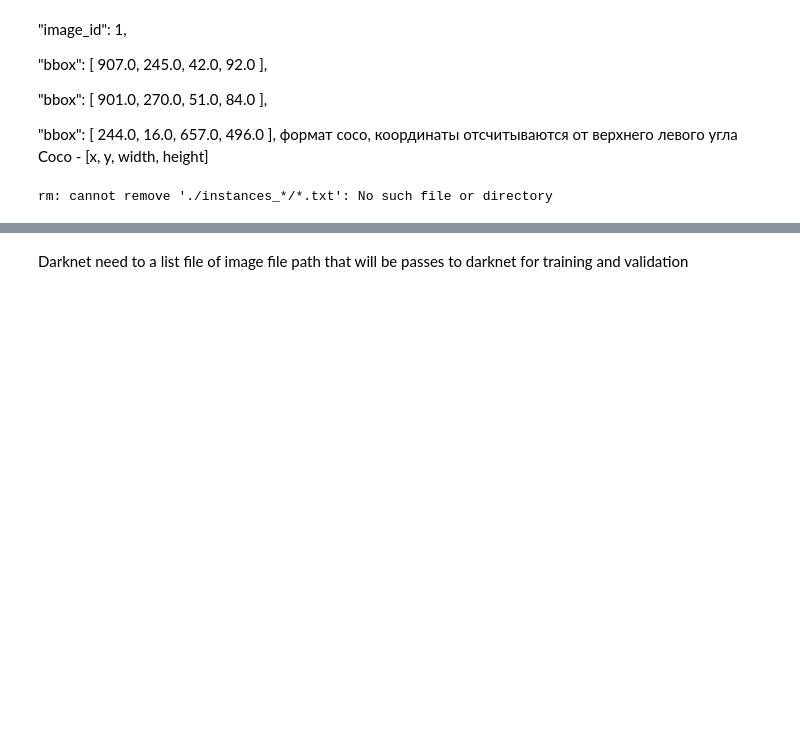
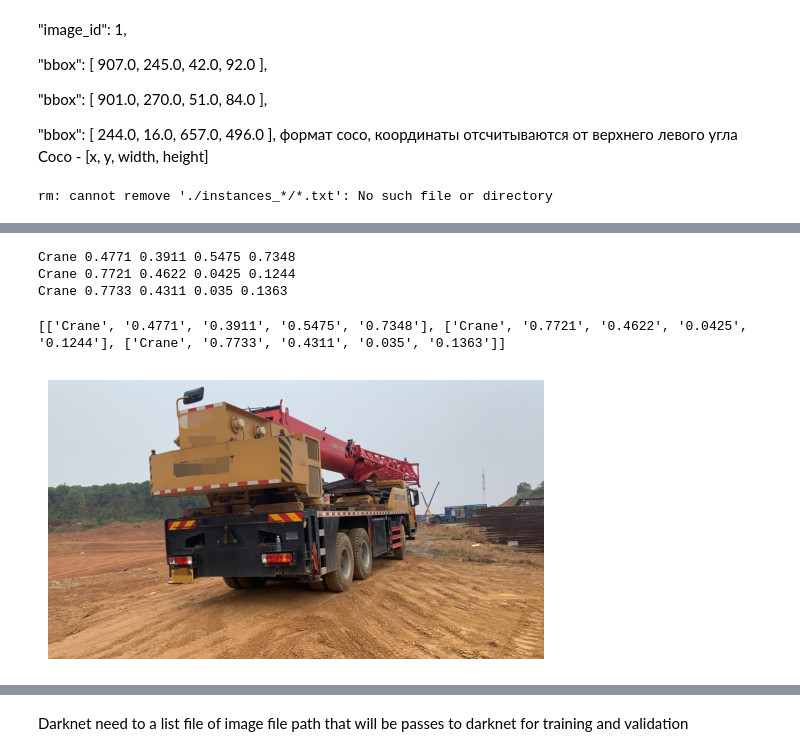
Before and after one commit to leksandre/-crab-for-web2ipr_book_shop, a Jupyter notebook: загрузка_датасета_из_облака_mocsTrainYOLOv3ForYoCol.ipynb, the cells around one changed output, grey strips where cells are left out. Saved outputs shown, nothing was run; the diff lists cells and outputs as text; code cells hidden in the pictures; blank space fills up the shorter version.

```diff
--- a/загрузка_датасета_из_облака_mocsTrainYOLOv3ForYoCol.ipynb
+++ b/загрузка_датасета_из_облака_mocsTrainYOLOv3ForYoCol.ipynb
@@ -697,2 +664,7 @@ KeyboardInterrupt:
 # %%
 !cat /content/instances_train/0000001.txt
+filename = '/content/instances_train/0000001.txt'
+# %% [output]
+Crane 0.4771 0.3911 0.5475 0.7348
+Crane 0.7721 0.4622 0.0425 0.1244
+Crane 0.7733 0.4311 0.035 0.1363
@@ -698,0 +675,16 @@ KeyboardInterrupt:
+# %%
+print(lines)
+# %% [output]
+[['Crane', '0.4771', '0.3911', '0.5475', '0.7348'], ['Crane', '0.7721', '0.4622', '0.0425', '0.1244'], ['Crane', '0.7733', '0.4311', '0.035', '0.1363']]
+# %%
+import matplotlib.pyplot as plt
+import matplotlib.image as mpimg
+import matplotlib.patches as patches
+from PIL import Image
+
+img = mpimg.imread('/content/instances_train/0000001.jpg') #Replace "image.jpg" with the path of your image
+plt.imshow(img)
+plt.axis('off')
+plt.show()
+# %% [output]
+[figure, added]
```
Also changed, not shown: parts of 37 cells of this notebook.
